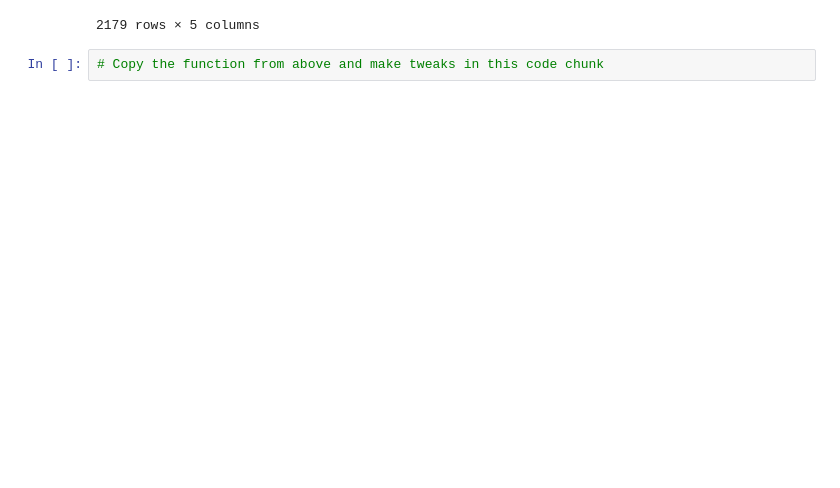
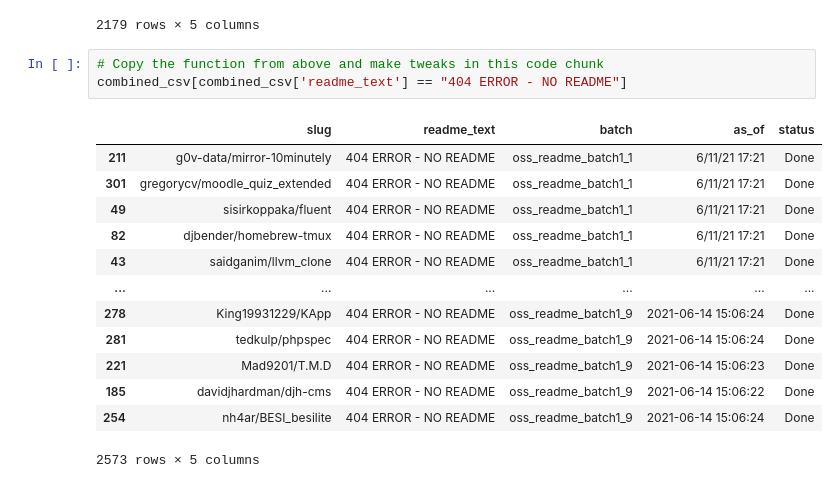
Before and after one commit to DSPG-Young-Scholars-Program/dspg21oss, a Jupyter notebook: src/01_scrape_readmes/02B_scrape_readmes_requests.ipynb, the cells around one changed output. Drawn from its saved outputs; the diff is of its cells as text; blank space fills up the shorter version.

```diff
--- a/src/01_scrape_readmes/02B_scrape_readmes_requests.ipynb
+++ b/src/01_scrape_readmes/02B_scrape_readmes_requests.ipynb
@@ -313,3 +380,18 @@ check
 2179 rows × 5 columns
 # %%
 # Copy the function from above and make tweaks in this code chunk
+combined_csv[combined_csv['readme_text'] == "404 ERROR - NO README"]
+# %% [output]
+|  | slug | readme_text | batch | as_of | status |
+| 211 | g0v-data/mirror-10minutely | 404 ERROR - NO README | oss_readme_batch1_1 | 6/11/21 17:21 | Done |
+| 301 | gregorycv/moodle_quiz_extended | 404 ERROR - NO README | oss_readme_batch1_1 | 6/11/21 17:21 | Done |
+| 49 | sisirkoppaka/fluent | 404 ERROR - NO README | oss_readme_batch1_1 | 6/11/21 17:21 | Done |
+| 82 | djbender/homebrew-tmux | 404 ERROR - NO README | oss_readme_batch1_1 | 6/11/21 17:21 | Done |
+| 43 | saidganim/llvm_clone | 404 ERROR - NO README | oss_readme_batch1_1 | 6/11/21 17:21 | Done |
+| ... | ... | ... | ... | ... | ... |
+| 278 | King19931229/KApp | 404 ERROR - NO README | oss_readme_batch1_9 | 2021-06-14 15:06:24 | Done |
+| 281 | tedkulp/phpspec | 404 ERROR - NO README | oss_readme_batch1_9 | 2021-06-14 15:06:24 | Done |
+| 221 | Mad9201/T.M.D | 404 ERROR - NO README | oss_readme_batch1_9 | 2021-06-14 15:06:23 | Done |
+| 185 | davidjhardman/djh-cms | 404 ERROR - NO README | oss_readme_batch1_9 | 2021-06-14 15:06:22 | Done |
+| 254 | nh4ar/BESI_besilite | 404 ERROR - NO README | oss_readme_batch1_9 | 2021-06-14 15:06:24 | Done |
+2573 rows × 5 columns
```
Also changed, not shown: parts of 25 cells of this notebook.
